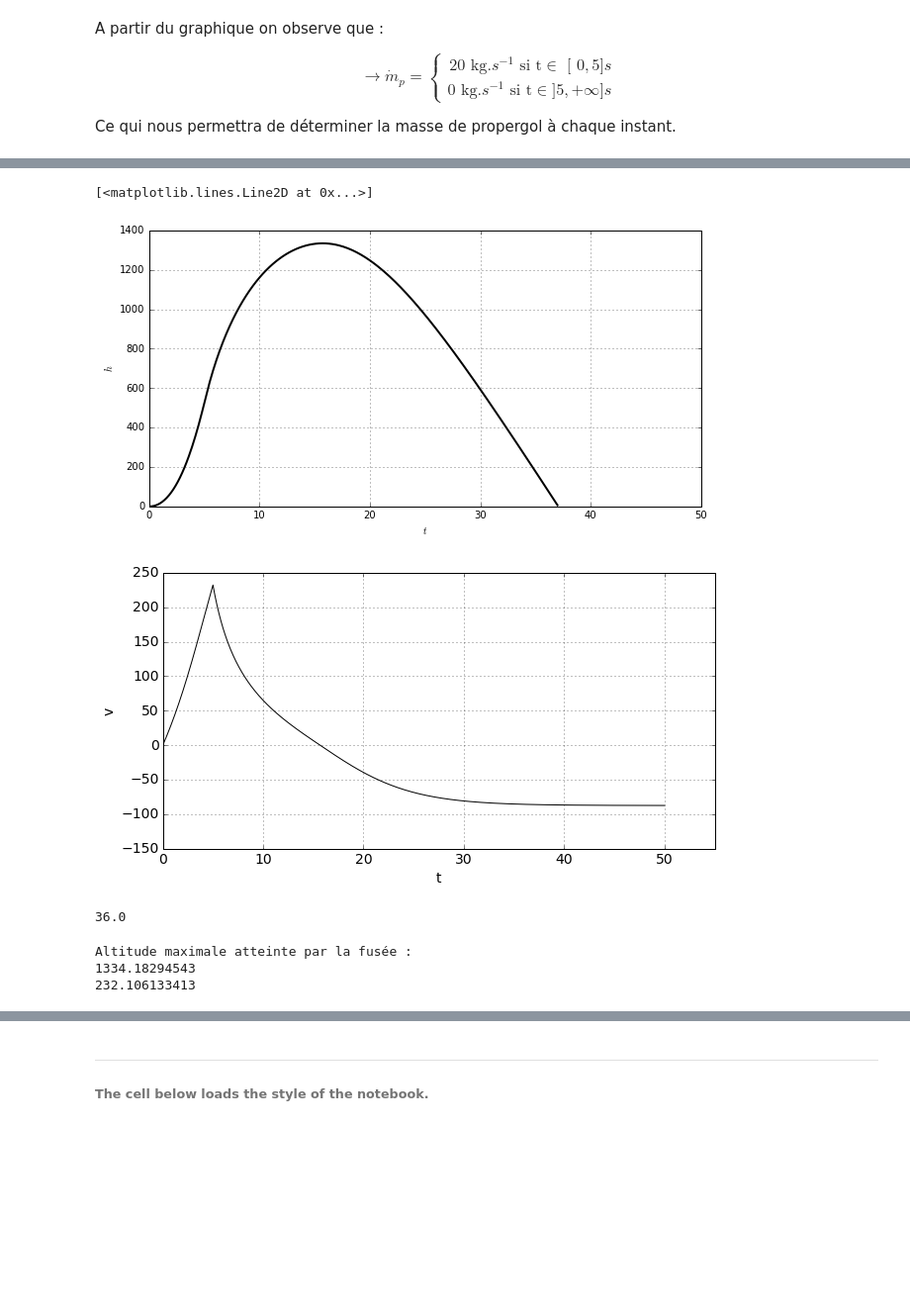
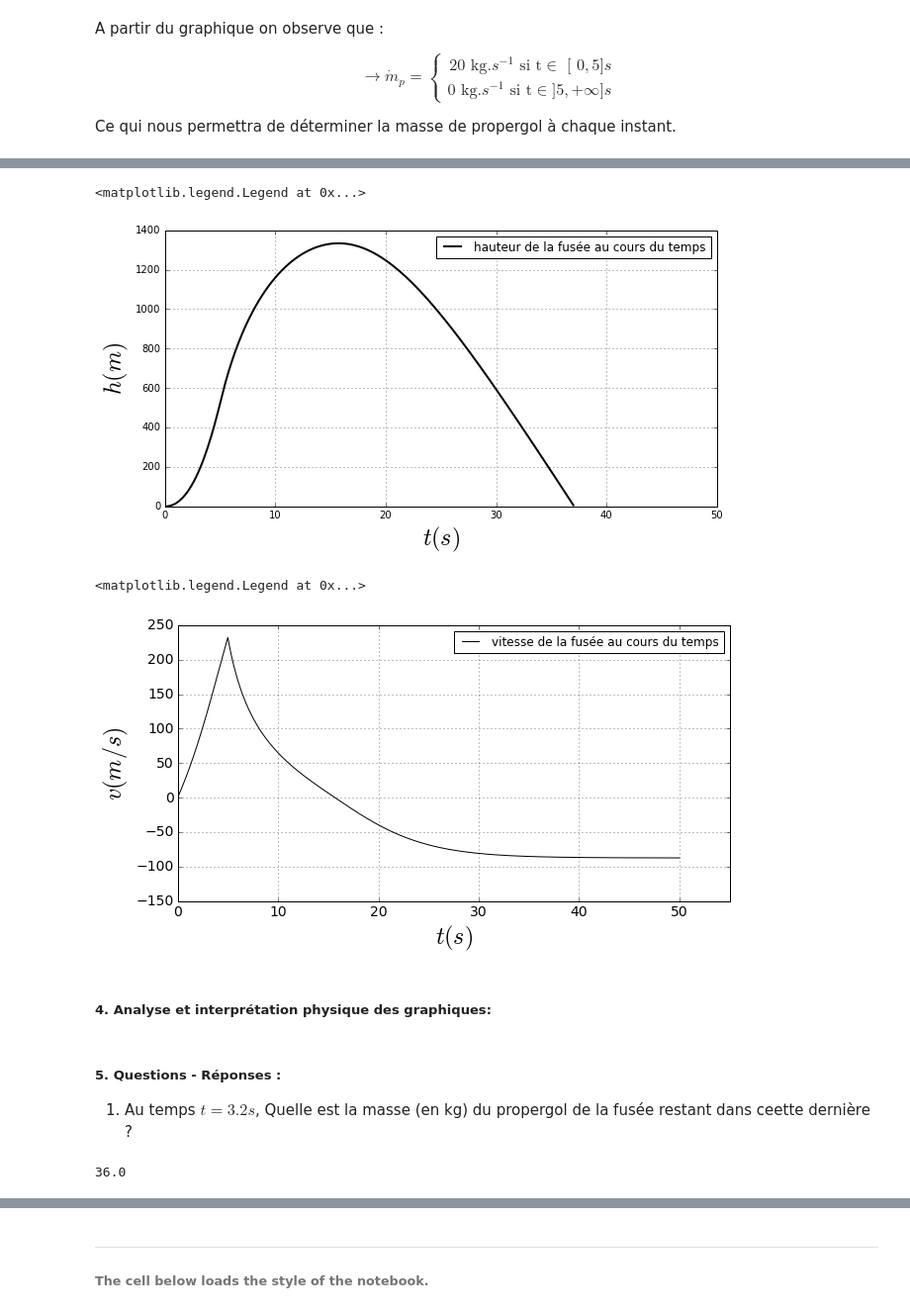
Before and after one commit to ServranckxChristophe/numerical-mooc, a Jupyter notebook: working/ROCKET.ipynb, the cells around one changed output, grey strips where cells are left out. Shown at 99% size. Cells and saved outputs as stored; diff of their text form; code cells hidden in the pictures; blank space fills up the shorter version.

```diff
--- a/working/ROCKET.ipynb
+++ b/working/ROCKET.ipynb
@@ -210,26 +217,37 @@ if len(idx_negative_h)==0:       # si la liste créer est de longueur nulle alor
 else:
     idx_ground_h = idx_negative_h[0]    # dans le cas contraire l'indice recherché correspond au premier élément qui compose notre nouvelle liste
 # %%
+#Graphique de la hauteur de la fusée en fonction du temps
 pyplot.figure(figsize=(10,5))
 pyplot.grid(True)
 pyplot.xlim(0.0,50)
-pyplot.xlabel('$t$')
-pyplot.ylabel('$h$')
+pyplot.xlabel('$t(s)$', fontsize=24)
+pyplot.ylabel('$h(m)$', fontsize=24)
 pyplot.plot(t[:idx_ground_h],g[:idx_ground_h], color='k', ls='-', lw=2)
+pyplot.legend(['hauteur de la fusée au cours du temps'])
 # %% [output]
-[<matplotlib.lines.Line2D at 0x...>]
+<matplotlib.legend.Legend at 0x...>
-[figure, old version]
+[figure, new version]
 # %%
+#Graphique de la vitesse de la fusée en fonction du temps
 pyplot.figure(figsize=(10,5))   # initialise la taille du plot ("l'échelle d'affichage")
 pyplot.xlim(0.0,55)
 pyplot.ylim(-150,250)             # limites du plot de l'axe y
 pyplot.tick_params(axis='both', labelsize=14) # règle la taille de la police pour les graduations
-pyplot.xlabel('t', fontsize=14) # nom de l'axe x & taille de la police
-pyplot.ylabel('v', fontsize=14) # nom de l'axe y & taille de la police
+pyplot.xlabel('$t(s)$', fontsize=24) # nom de l'axe x & taille de la police
+pyplot.ylabel('$v(m/s)$', fontsize=24) # nom de l'axe y & taille de la police
 pyplot.plot(t, k, 'k-');
 pyplot.grid(True)
+pyplot.legend(['vitesse de la fusée au cours du temps'])
 # %% [output]
+<matplotlib.legend.Legend at 0x...>
-[figure, old version]
+[figure, new version]
+# %% [markdown]
+##### 4. Analyse et interprétation physique des graphiques:
+# %% [markdown]
+##### 5. Questions - Réponses :
+
+1) Au temps $t=3.2s$, Quelle est la masse (en kg) du propergol de la fusée restant dans ceette dernière ?
 # %%
 #Masse de carburant restant à t= 3,2 s.
 
@@ -242,16 +260,3 @@ for n in range(N-1):
 print(m_p)
 # %% [output]
 36.0
-# %%
-# Vitesse et altitude maximale atteinte en vol.
-
-h_max = max(g[:idx_ground_h])
-v_max = max(k)
-
-print("Altitude maximale atteinte par la fusée :")
-print(h_max)
-print(v_max)
-# %% [output]
-Altitude maximale atteinte par la fusée :
-1334.18294543
-232.106133413
```
Also changed, not shown: parts of 18 cells of this notebook.
